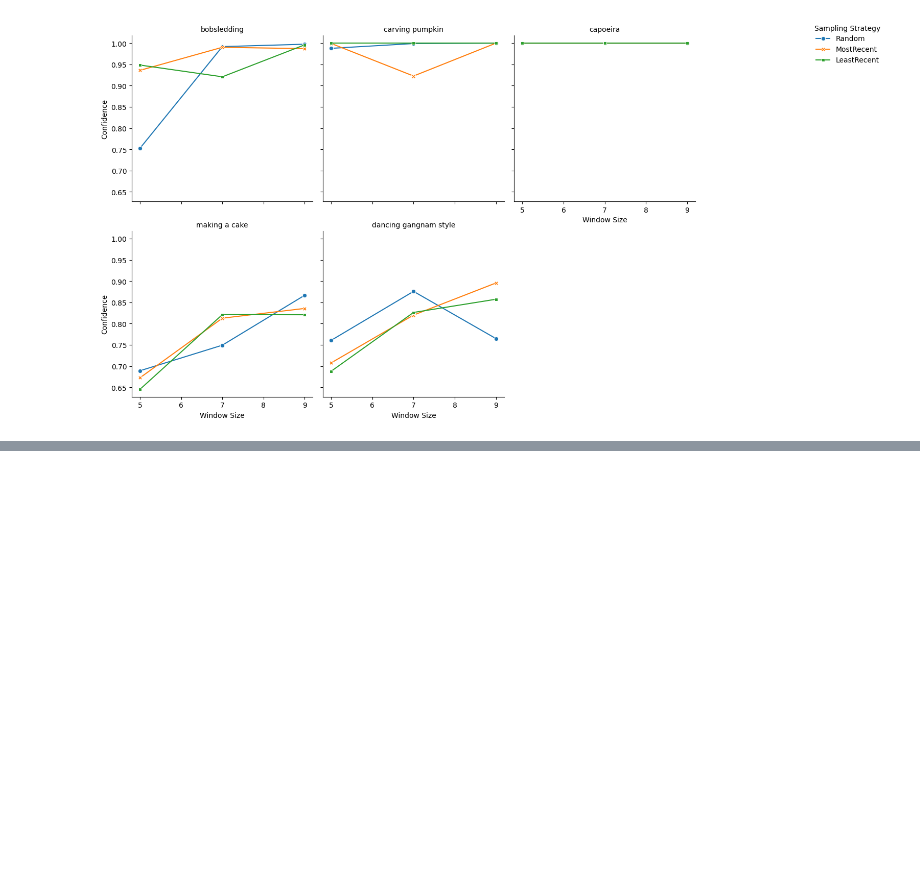
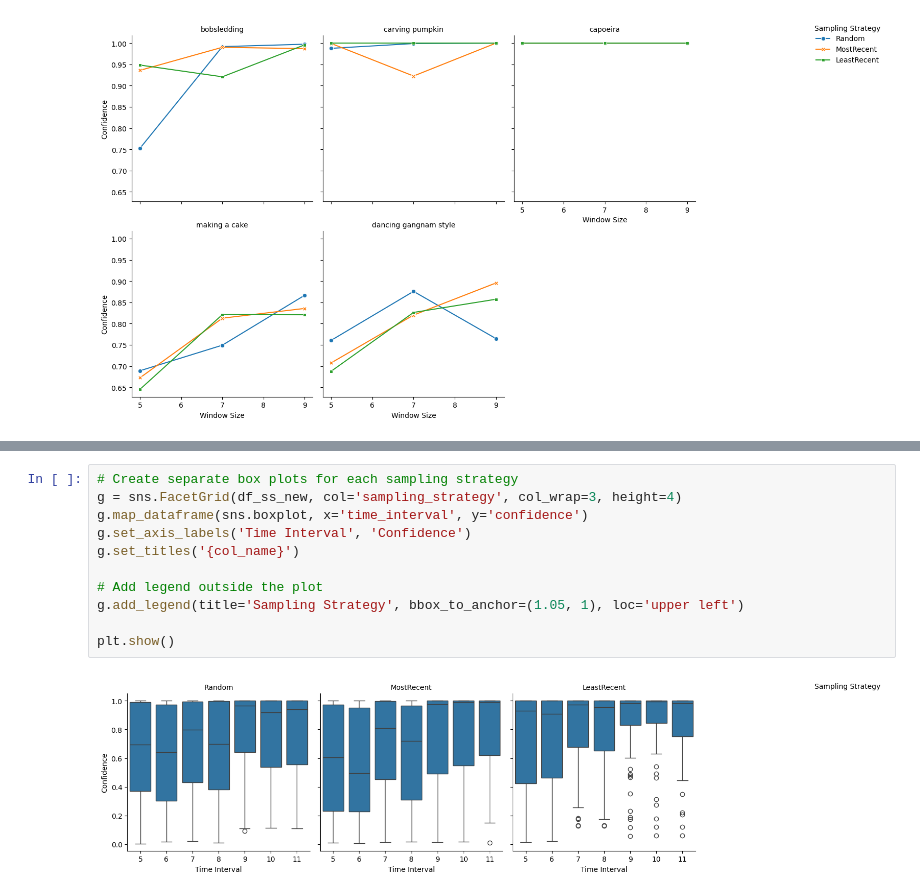
Before and after one commit to sim1029/frame-bandits, a Jupyter notebook: visualizations.ipynb, the cells around one changed output, grey strips where cells are left out. Saved outputs shown, nothing was run; the diff lists cells and outputs as text; blank space fills up the shorter version.

```diff
--- a/visualizations.ipynb
+++ b/visualizations.ipynb
@@ -203,0 +245,13 @@ plt.show()
+# %%
+# Create separate box plots for each sampling strategy
+g = sns.FacetGrid(df_ss_new, col='sampling_strategy', col_wrap=3, height=4)
+g.map_dataframe(sns.boxplot, x='time_interval', y='confidence')
+g.set_axis_labels('Time Interval', 'Confidence')
+g.set_titles('{col_name}')
+
+# Add legend outside the plot
+g.add_legend(title='Sampling Strategy', bbox_to_anchor=(1.05, 1), loc='upper left')
+
+plt.show()
+# %% [output]
+[figure, added]
```
Also changed, not shown: parts of 6 cells of this notebook, 2 other files.
